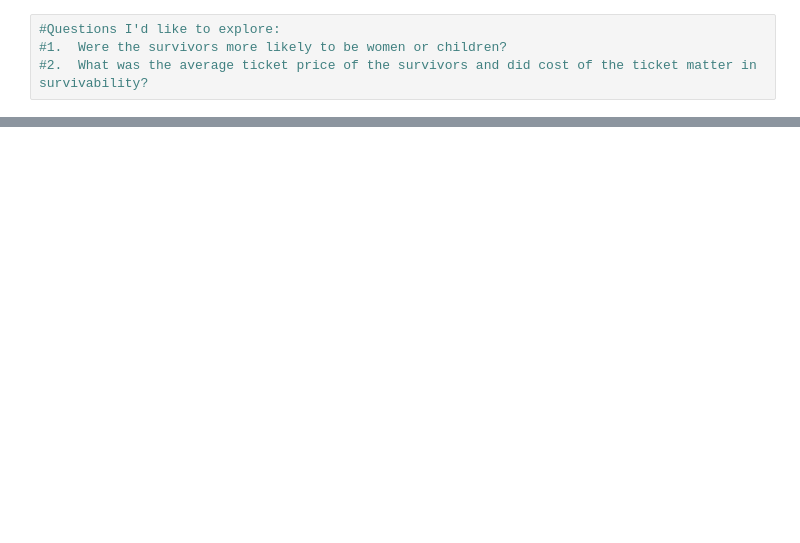
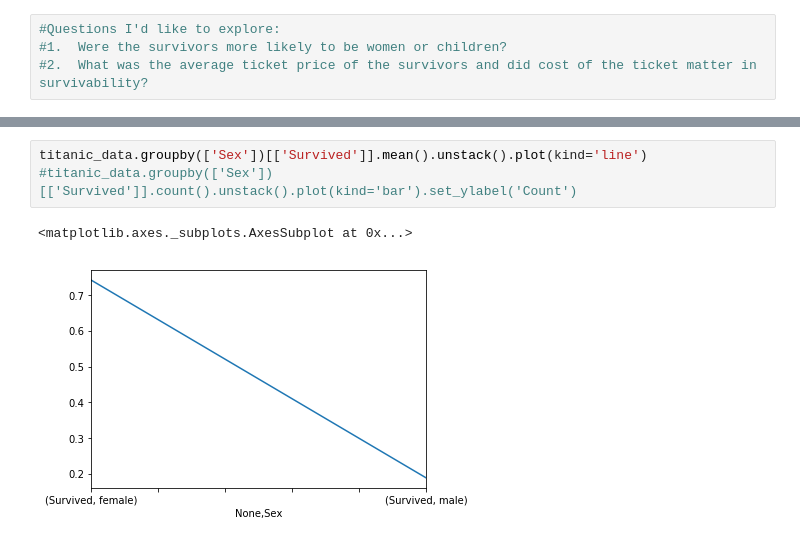
Before and after one commit to kmusante/titanic_data, a Jupyter notebook: titanic.ipynb, the cells around one changed output, grey strips where cells are left out. Saved outputs shown, nothing was run; the diff lists cells and outputs as text; blank space fills up the shorter version.

```diff
--- a/titanic.ipynb
+++ b/titanic.ipynb
@@ -56,0 +97,6 @@ Name: Survived, Length: 714, dtype: int64
+# %%
+titanic_data.groupby(['Sex'])[['Survived']].mean().unstack().plot(kind='line')
+#titanic_data.groupby(['Sex'])[['Survived']].count().unstack().plot(kind='bar').set_ylabel('Count')
+# %% [output]
+<matplotlib.axes._subplots.AxesSubplot at 0x...>
+[figure, added]
```
Also changed, not shown: parts of 18 cells of this notebook.
